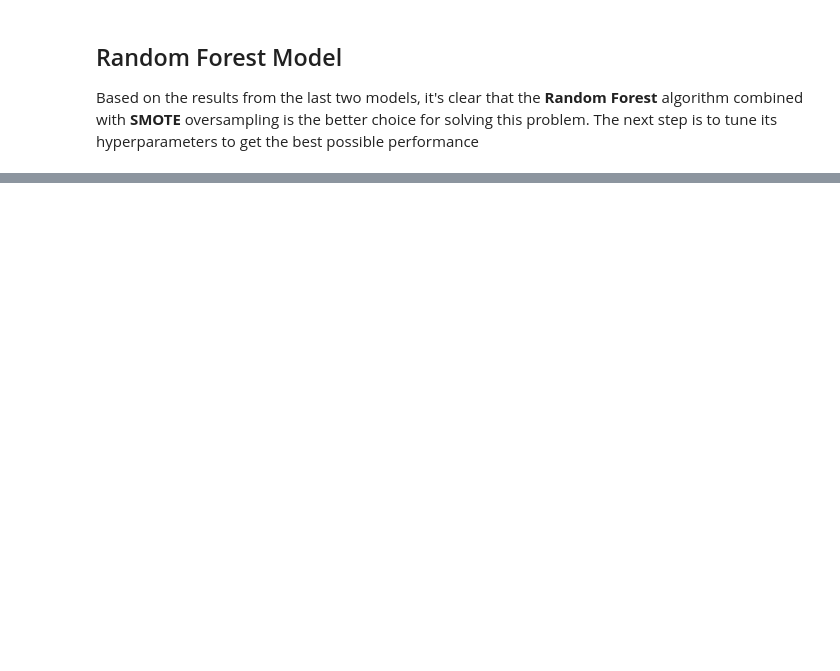
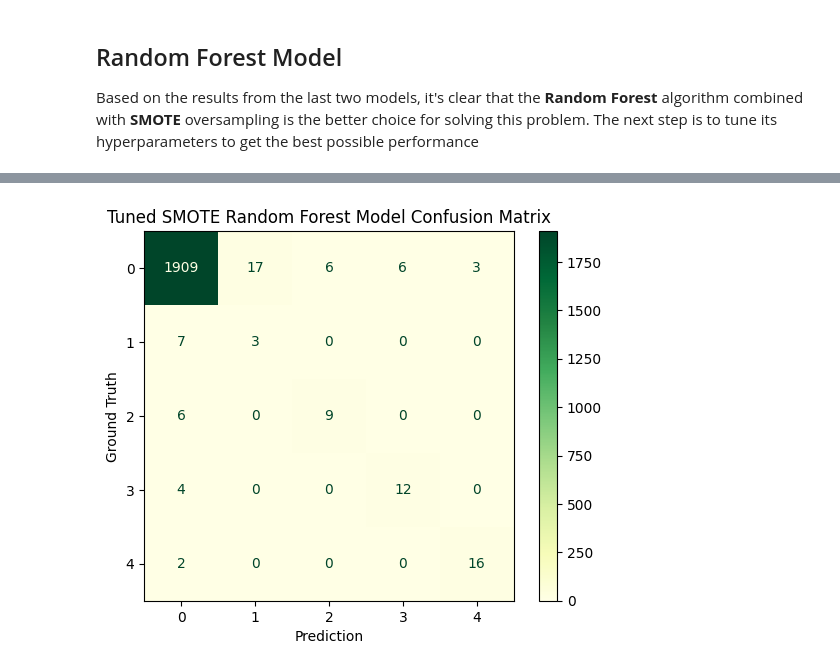
Before and after one commit to herrerovir/Predictive-maintenance-industrial-machinery, a Jupyter notebook: notebooks/Predictive-maintenance-of-industrial-machinery.ipynb, the cells around one changed output, grey strips where cells are left out. Cells and saved outputs as stored; diff of their text form; code cells hidden in the pictures; blank space fills up the shorter version.

```diff
--- a/notebooks/Predictive-maintenance-of-industrial-machinery.ipynb
+++ b/notebooks/Predictive-maintenance-of-industrial-machinery.ipynb
@@ -1158,11 +944,13 @@ grid_search = GridSearchCV(estimator = random_forest, param_grid = param_grid, s
 # Fit GridSearchCV
 grid_search.fit(X_oversampled, y_oversampled)
 
-# Best parameters and best score
+# Get best model, parameters and score
+best_rf_model = grid_search.best_estimator_
 best_parameters = grid_search.best_params_
 best_score = grid_search.best_score_
 
 print(f"Best Parameters: {best_parameters}")
+print(f"Best Weighted F1 Score from CV: {best_score:.4f}")
 # %% [output]
 Fitting 3 folds for each of 108 candidates, totalling 324 fits
 Best Parameters: {'bootstrap': False, 'criterion': 'gini', 'max_depth': None, 'min_samples_split': 2, 'n_estimators': 50}
@@ -1262,0 +966,2 @@ The **Best Random Forest Model** has a high accuracy and F1 scores, but it still
+# %%
+cm_best = evaluate_model(best_rf_model, X_oversampled, y_oversampled, X_test, y_test, label = "Tuned SMOTE Random Forest")
@@ -1262,0 +986,10 @@ The **Best Random Forest Model** has a high accuracy and F1 scores, but it still
+# %%
+# Plot the confusion matrix
+disp = ConfusionMatrixDisplay(confusion_matrix = cm_best, display_labels = class_labels)
+disp.plot(cmap = "YlGn", values_format = "d")
+plt.title("Tuned SMOTE Random Forest Model Confusion Matrix")
+plt.xlabel("Prediction")
+plt.ylabel("Ground Truth")
+plt.savefig(FIGURES_DIR / "model" / "Best-random-forest-model-confusion-matrix.png");
+# %% [output]
+[figure, added]
```
Also changed, not shown: parts of 80 cells of this notebook.
